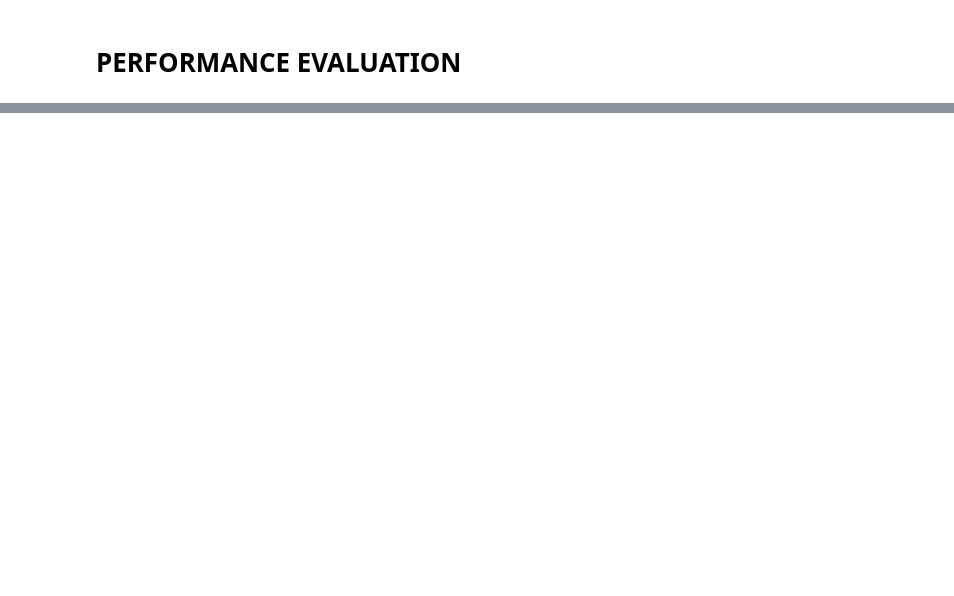
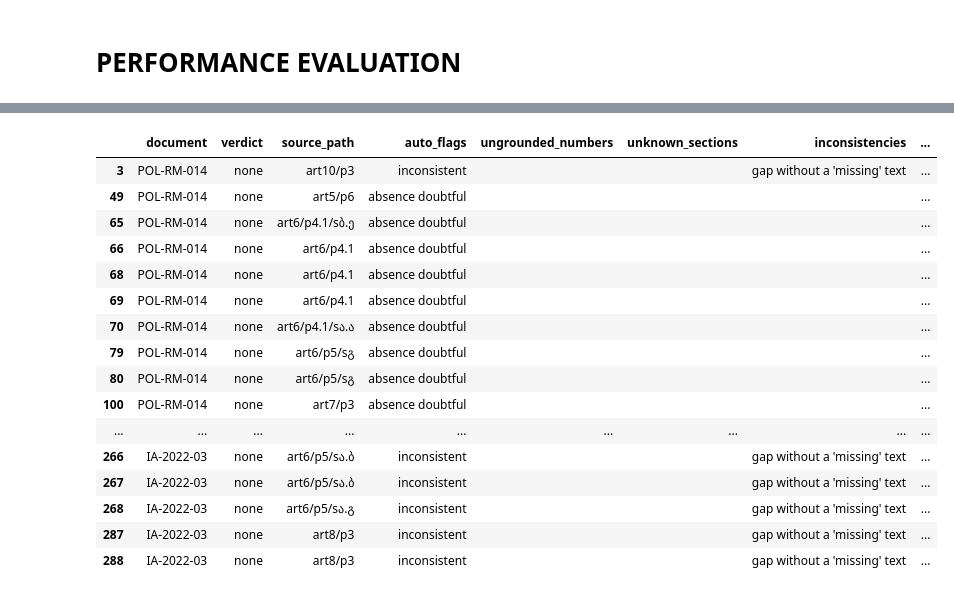
Before and after one commit to tinasikharulidze/financial_rag, a Jupyter notebook: notebooks/eval.ipynb, the cells around one changed output, grey strips where cells are left out. Drawn from its saved outputs; the diff is of its cells as text; code cells hidden in the pictures; blank space fills up the shorter version.

```diff
--- a/notebooks/eval.ipynb
+++ b/notebooks/eval.ipynb
@@ -874,0 +1935,63 @@ without source text: 0 · without context: 0
+# %%
+# --- 2. automatic checks ----------------------------------------------------------------------------------------
+NUM = re.compile(r"(?<![\d.])(\d+(?:[.,]\d+)?)\s*(%|პროცენტ)?")
+SEC = re.compile(r"(?:§\s*|პუნქტ\w*\s+|ქვეთავ\w*\s+|თავ\w*\s+|სექცი\w*\s+|section\s+)(\d{1,2}(?:\.\d{1,2}){0,3})\b", re.I)
+STOP = {"უნდა", "ბანკი", "ბანკმა", "ბანკის", "კომერციული", "კომერციულმა", "შესაბამისად", "დოკუმენტი", "დოკუმენტში"}
+
+def norm_num(x: str) -> str:
+    return x.replace(",", ".").rstrip(".0") if "." in x or "," in x else x
+
+def checks(r) -> dict:
+    doc, secs = document(r["version_id"])
+    reason = f"{r['rationale']} {r['missing']}"
+    pool = " ".join([doc, r["regulation_text"], r["obligation"], r["evidence_clause_text"]])
+    pool_nums = {norm_num(n) for n, _ in NUM.findall(pool)}
+    # 1. numbers in the reasoning that appear nowhere in the document / regulation / obligation
+    sec_refs = {m for m in SEC.findall(reason)}
+    nums = {norm_num(n) for n, _ in NUM.findall(reason)} - {norm_num(x) for x in sec_refs}
+    nums = {n for n in nums if not (n.isdigit() and int(n) < 4)}            # 1, 2, 3: list items, counts
+    ungrounded = sorted(n for n in nums if n not in pool_nums)
+    # 2. section numbers named in the reasoning that the document does not have
+    unknown_sec = sorted(sr for sr in sec_refs if sr not in secs and sr.rstrip(".") not in secs)
+    # 3. consistency of verdict, evidence roles, missing text and proposal
+    roles = set(filter(None, r["evidence_roles"].split(",")))
+    incons = []
+    if r["verdict"] == "full" and not roles & {"full", "partial"}:
+        incons.append("full without a supporting clause")
+    if r["verdict"] == "contradicts" and not roles & {"contradicts", "partial"}:
+        incons.append("contradicts without a cited clause")
+    if r["verdict"] == "full" and r["missing"]:
+        incons.append("full but something is missing")
+    if r["verdict"] in ("partial", "none") and not r["missing"]:
+        incons.append("gap without a 'missing' text")
+    if r["verdict"] != "full" and not r["proposal_kind"]:
+        incons.append("gap without a proposal")
+    # 4. "missing" verdicts: how many key terms of the obligation the document does contain (high = suspicious)
+    absence_overlap = None
+    if r["verdict"] == "none":
+        words = {w[:6] for w in re.findall(r"[ა-ჰ]{6,}", r["obligation"]) if w not in STOP}
+        if words:
+            absence_overlap = round(sum(1 for w in words if w in doc) / len(words), 2)
+    flags = (["ungrounded number"] if ungrounded else []) + (["unknown section"] if unknown_sec else []) + \
+            (["inconsistent"] if incons else []) + (["quotes dropped"] if r["quotes_dropped"] else []) + \
+            (["absence doubtful"] if (absence_overlap or 0) >= 0.7 else [])
+    return {"ungrounded_numbers": ", ".join(ungrounded), "unknown_sections": ", ".join(unknown_sec),
+            "inconsistencies": "; ".join(incons), "absence_overlap": absence_overlap, "auto_flags": "; ".join(flags)}
+
+R = pd.concat([R.drop(columns=[c for c in ("ungrounded_numbers", "unknown_sections", "inconsistencies",
+                                            "absence_overlap", "auto_flags") if c in R]),
+               R.apply(checks, axis=1, result_type="expand")], axis=1)
+
+flag_cols = {"ungrounded number": "ungrounded_numbers", "unknown section": "unknown_sections",
+             "inconsistent": "inconsistencies", "quotes dropped": "quotes_dropped", "absence doubtful": "absence_overlap"}
+summary = pd.DataFrame({f: R.groupby("verdict")["auto_flags"].apply(lambda s: s.str.contains(f).mean())
+                        for f in flag_cols}).mul(100).round(1)
+summary["any flag %"] = R.groupby("verdict")["auto_flags"].apply(lambda s: (s != "").mean() * 100).round(1)
+summary["findings"] = R.groupby("verdict").size()
+print("share of findings with each automatic flag (%), per verdict:")
+display(summary)
+display(pd.crosstab(R["document"], R["auto_flags"] != "", normalize="index").mul(100).round(1)
+        .rename(columns={True: "flagged %", False: "clean %"}))
+display(R[R["auto_flags"] != ""][["document", "verdict", "source_path", "auto_flags", "ungrounded_numbers",
+                                  "unknown_sections", "inconsistencies", "rationale"]].head(30))
+# %% [output]
@@ -874,0 +2016,17 @@ without source text: 0 · without context: 0
+|  | document | verdict | source_path | auto_flags | ungrounded_numbers | unknown_sections | inconsistencies | ... |
+| 3 | POL-RM-014 | none | art10/p3 | inconsistent |  |  | gap without a 'missing' text | ... |
+| 49 | POL-RM-014 | none | art5/p6 | absence doubtful |  |  |  | ... |
+| 65 | POL-RM-014 | none | art6/p4.1/sბ.ე | absence doubtful |  |  |  | ... |
+| 66 | POL-RM-014 | none | art6/p4.1 | absence doubtful |  |  |  | ... |
+| 68 | POL-RM-014 | none | art6/p4.1 | absence doubtful |  |  |  | ... |
+| 69 | POL-RM-014 | none | art6/p4.1 | absence doubtful |  |  |  | ... |
+| 70 | POL-RM-014 | none | art6/p4.1/sა.ა | absence doubtful |  |  |  | ... |
+| 79 | POL-RM-014 | none | art6/p5/sგ | absence doubtful |  |  |  | ... |
+| 80 | POL-RM-014 | none | art6/p5/sგ | absence doubtful |  |  |  | ... |
+| 100 | POL-RM-014 | none | art7/p3 | absence doubtful |  |  |  | ... |
+| ... | ... | ... | ... | ... | ... | ... | ... | ... |
+| 266 | IA-2022-03 | none | art6/p5/sა.ბ | inconsistent |  |  | gap without a 'missing' text | ... |
+| 267 | IA-2022-03 | none | art6/p5/sა.ბ | inconsistent |  |  | gap without a 'missing' text | ... |
+| 268 | IA-2022-03 | none | art6/p5/sა.გ | inconsistent |  |  | gap without a 'missing' text | ... |
+| 287 | IA-2022-03 | none | art8/p3 | inconsistent |  |  | gap without a 'missing' text | ... |
+| 288 | IA-2022-03 | none | art8/p3 | inconsistent |  |  | gap without a 'missing' text | ... |
```
Also changed, not shown: parts of 28 cells of this notebook, 45 other files.
